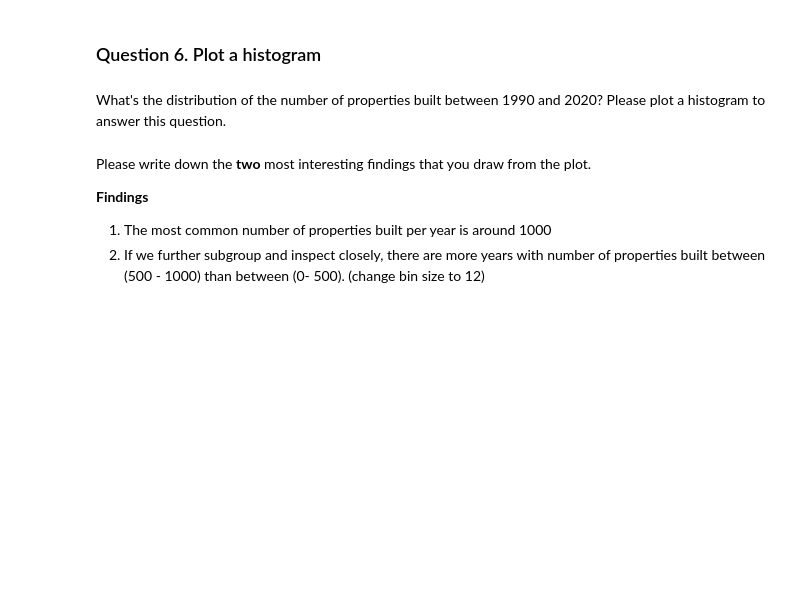
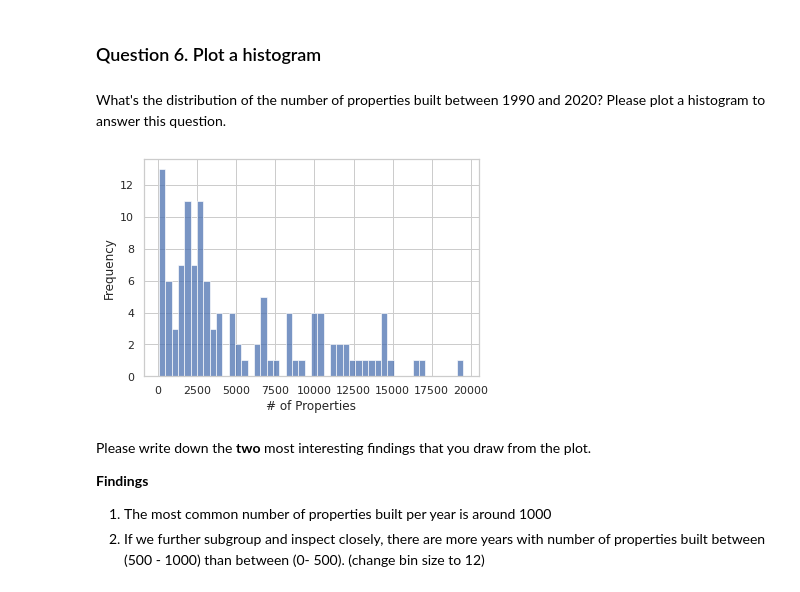
Before and after one commit to itzhang89/learn-python, a Jupyter notebook: notebook/A3.ipynb, the cells around one changed output. Drawn from its saved outputs; the diff is of its cells as text; code cells hidden in the pictures; blank space fills up the shorter version.

```diff
--- a/notebook/A3.ipynb
+++ b/notebook/A3.ipynb
@@ -131,13 +151,14 @@ Please write down the **two** most interesting findings that you draw from the p
 What's the distribution of the number of properties built between 1990 and 2020? Please plot a histogram to answer this question.
 # %%
 # --- Write your code below ---
-import matplotlib.pyplot as plt
-
 data = df[(df.YEAR_BUILT >= 1900)]
 data = data.groupby('YEAR_BUILT').size()
-plt.hist(data, bins=48)
+sns.histplot(data=data, bins=48)
+
 plt.ylabel('Frequency');
 plt.xlabel('# of Properties');
+# %% [output]
+[figure, added]
 # %% [markdown]
 Please write down the **two** most interesting findings that you draw from the plot.
 
```
Also changed, not shown: parts of 10 cells of this notebook, 2 other files.
